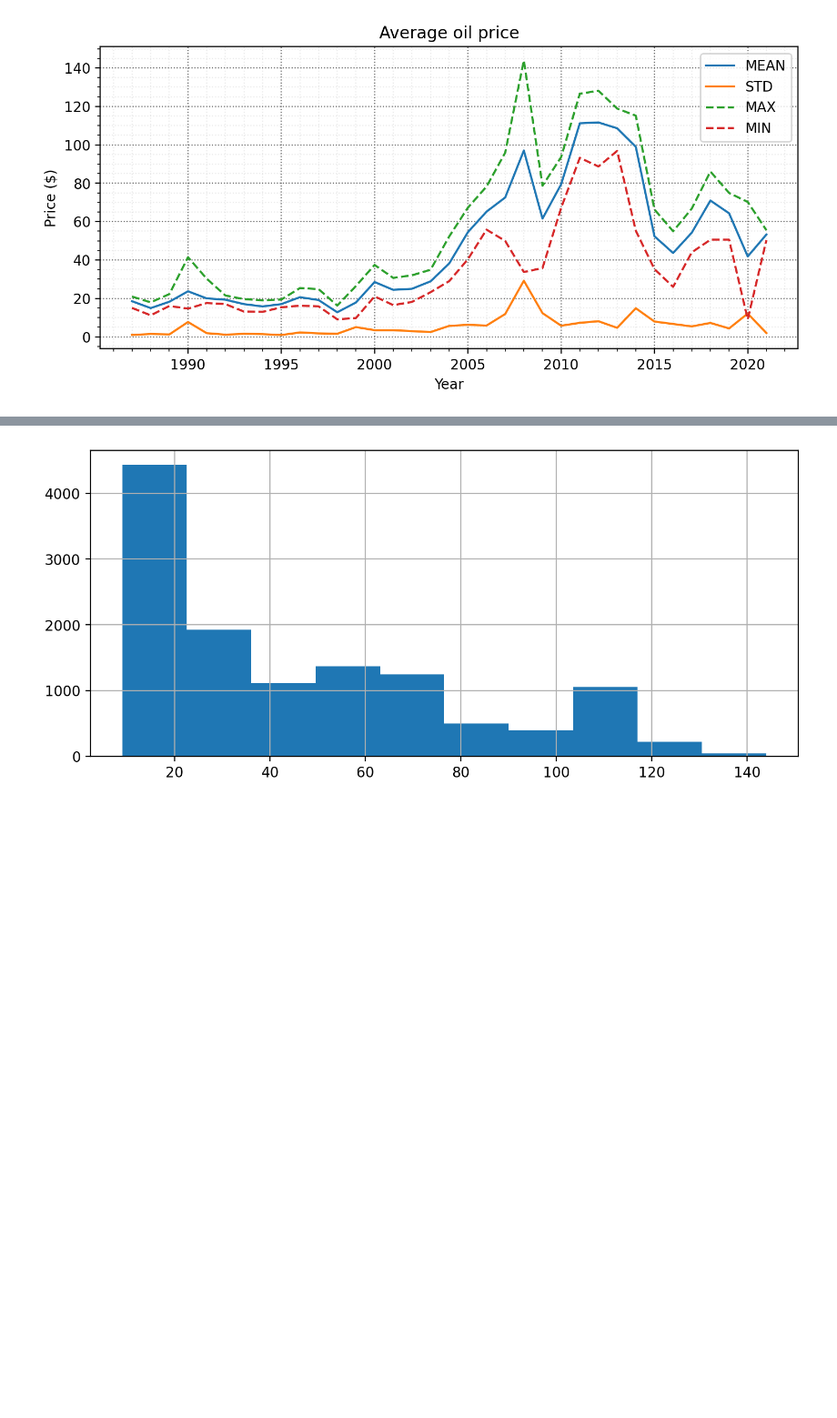
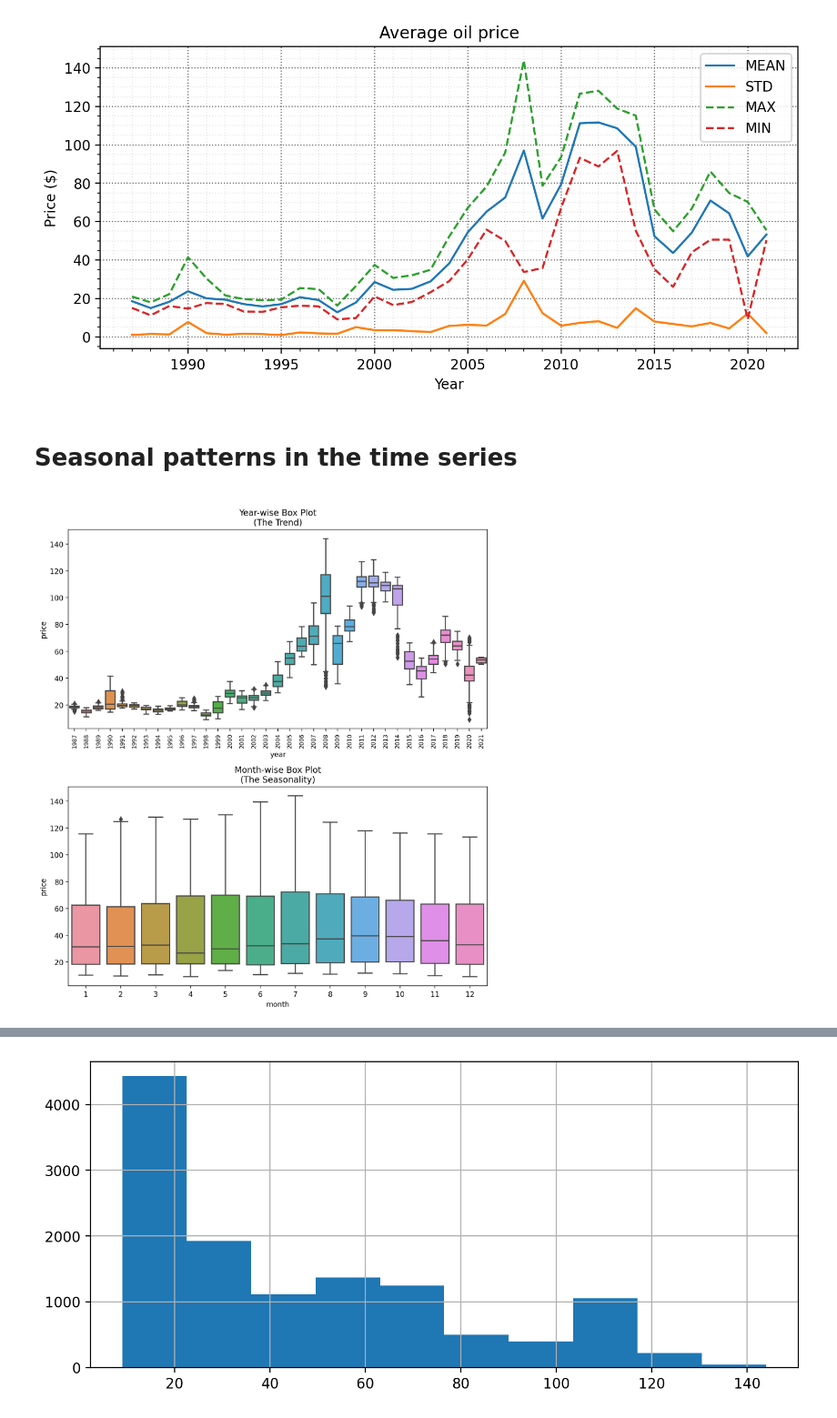
Before and after one commit to marslanahmed/Project2-Predicting-Oil-Prices-using-ARIMA, a Jupyter notebook: project_notebook.ipynb, the cells around one changed output, grey strips where cells are left out. Shown at 91% size. Drawn from its saved outputs; the diff is of its cells as text; code cells hidden in the pictures; blank space fills up the shorter version.

```diff
--- a/project_notebook.ipynb
+++ b/project_notebook.ipynb
@@ -145,3 +187,22 @@ plt.grid(b=True, which='minor', color='#999999', linestyle=':', alpha=0.2)
 plt.show()
 # %% [output]
 [figure]
+# %% [markdown]
+# Seasonal patterns in the time series
+<a id='sec:seasonality_patterns'></a>
+# %%
+## Box plots for each year
+months= df['month'].unique()
+years = df['year'].unique()
+
+fig, axes = plt.subplots(2, 1,figsize=(fig_width,fig_height*2.5))
+sns.boxplot(x='year', y='price', data=df, ax=axes[0])
+sns.boxplot(x='month',y='price', data=df.loc[df.year.isin(years), :])
+
+axes[0].tick_params(axis='x', which='major', labelsize=8, rotation=90)
+axes[0].set_title('Year-wise Box Plot\n(The Trend)');
+axes[1].set_title('Month-wise Box Plot\n(The Seasonality)')
+fig.tight_layout()
+plt.show()
+# %% [output]
+[figure, added]
```
Also changed, not shown: parts of 30 cells of this notebook.
